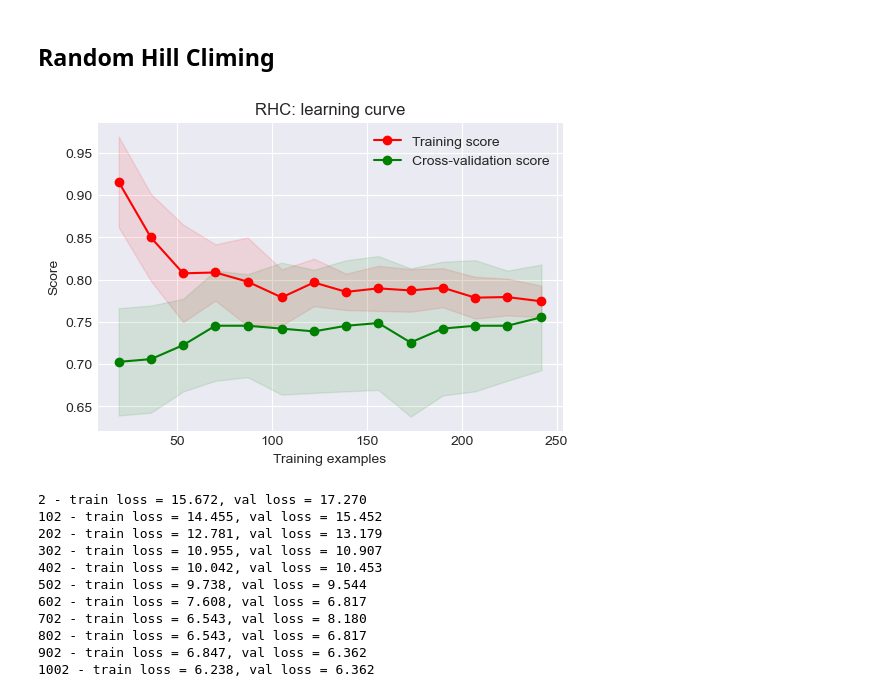
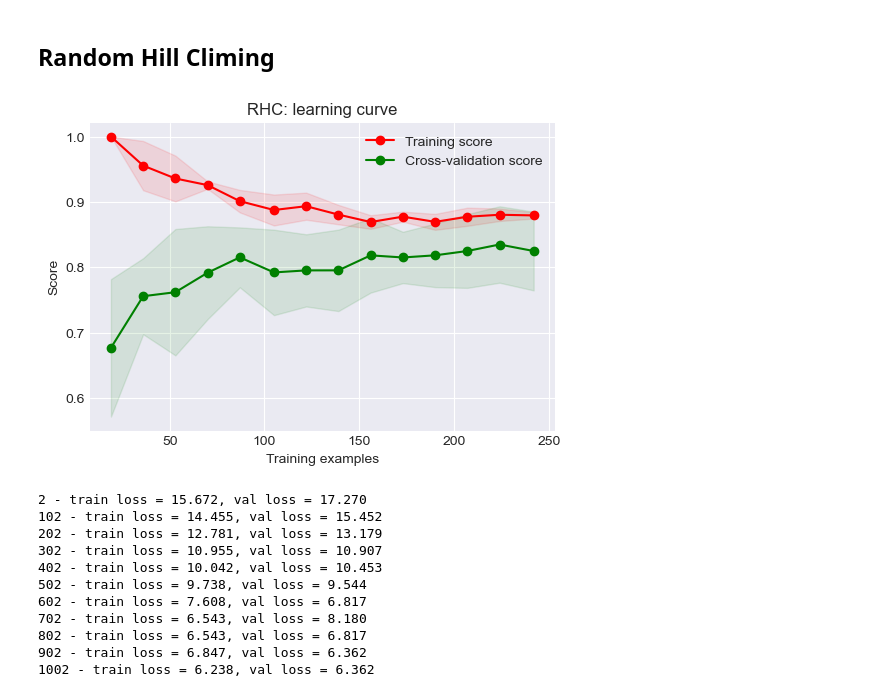
Before and after one commit to Alijafr/ML, a Jupyter notebook: assignment 2/code/Neural_Net.ipynb, the cells around one changed output. Saved outputs shown, nothing was run; the diff lists cells and outputs as text; code cells hidden in the pictures.

```diff
--- a/assignment 2/code/Neural_Net.ipynb
+++ b/assignment 2/code/Neural_Net.ipynb
@@ -218,16 +218,16 @@ plt.savefig(save_folder+"GD_train_time.pdf")
 ## Random Hill Climing
 # %%
 RHC =  NeuralNetwork(hidden_nodes=[10,], activation='relu',
-                       algorithm='random_hill_climb', max_iters=6000,
+                       algorithm='random_hill_climb', max_iters=1500,
                        bias=True, is_classifier=True,restarts=10, learning_rate=0.1,
                        early_stopping=True, clip_max=1e10,random_state =102,
                        max_attempts=100, curve=False)
 title = 'RHC: learning curve'
 plt = plot_learning_curve(RHC,title,X,y.squeeze(1),n_jobs=-1)
 plt.savefig(save_folder+ "RHC_learning_curve.pdf")
 plt.show()
 # %% [output]
-[figure, old version]
+[figure, new version]
 # %%
 start = 2
 end = 5000
```
Also changed, not shown: parts of 15 cells of this notebook, 44 other files.
